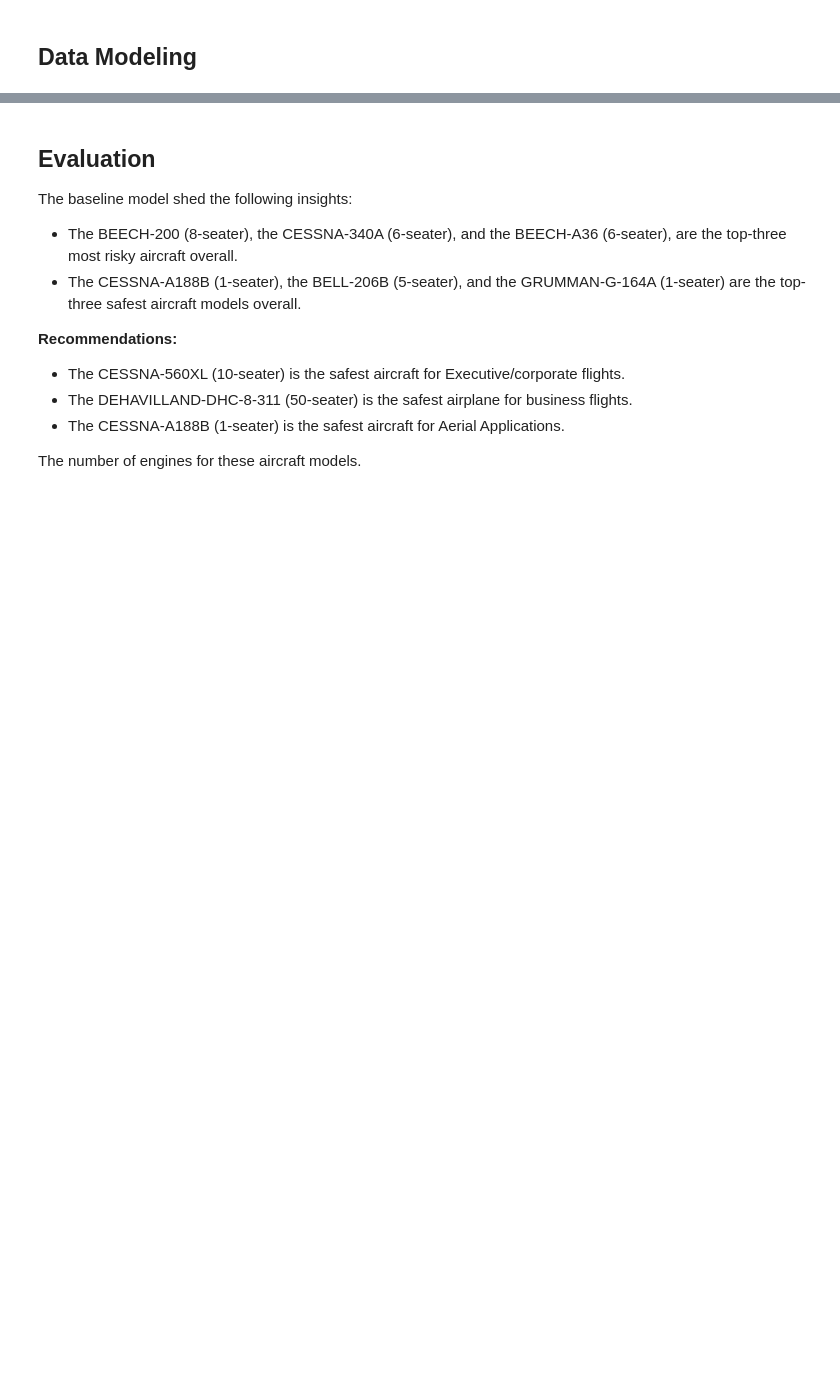
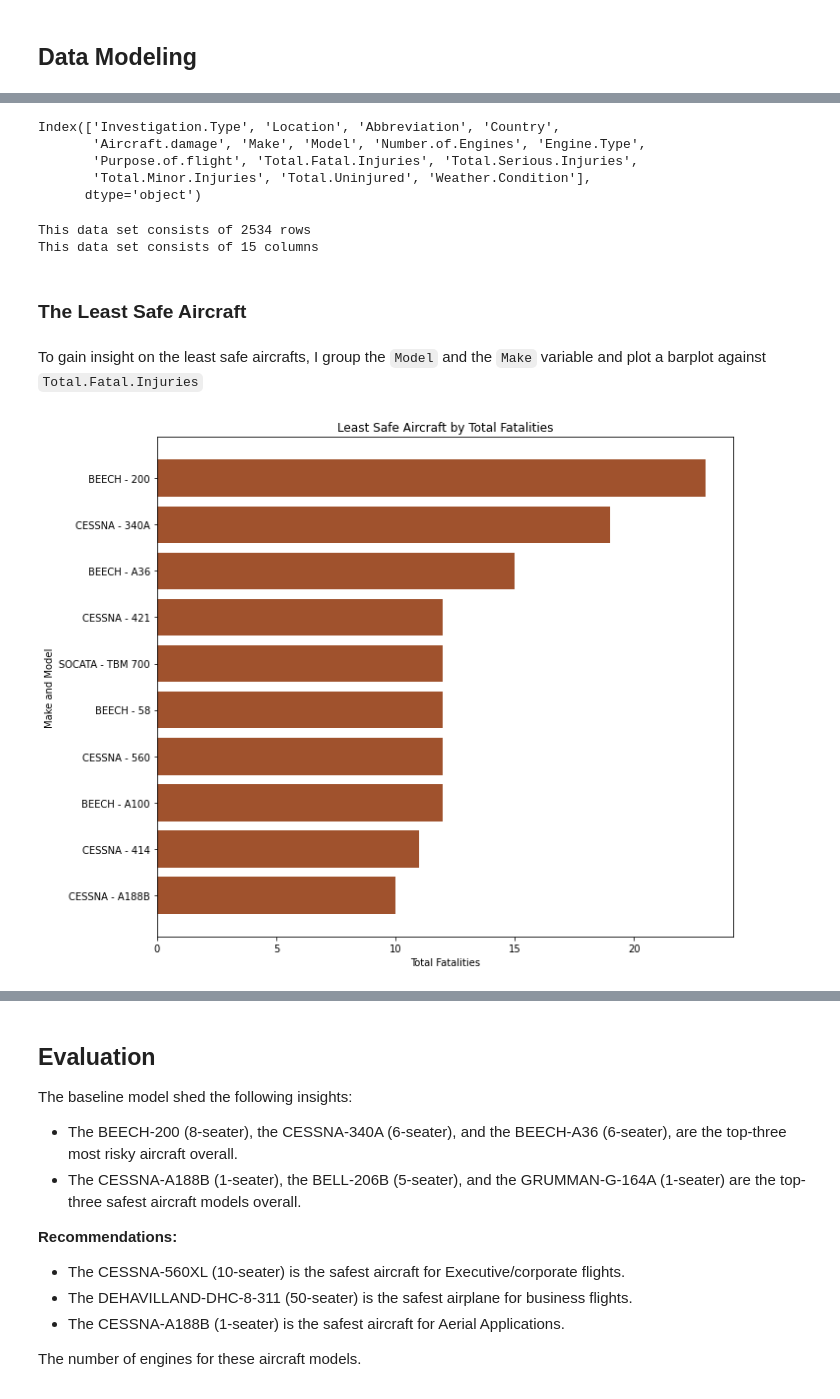
Before and after one commit to mwakad/Data-Driven-Decision-Support-for-Aircraft-Procurement, a Jupyter notebook: index.ipynb, the cells around one changed output, grey strips where cells are left out. Cells and saved outputs as stored; diff of their text form; code cells hidden in the pictures; blank space fills up the shorter version.

```diff
--- a/index.ipynb
+++ b/index.ipynb
@@ -85,0 +542,46 @@ Plots generated successfully!
+# %%
+# Examine the columns of the df_clean DataFrame
+df_clean.columns
+# %% [output]
+Index(['Investigation.Type', 'Location', 'Abbreviation', 'Country',
+       'Aircraft.damage', 'Make', 'Model', 'Number.of.Engines', 'Engine.Type',
+       'Purpose.of.flight', 'Total.Fatal.Injuries', 'Total.Serious.Injuries',
+       'Total.Minor.Injuries', 'Total.Uninjured', 'Weather.Condition'],
+      dtype='object')
+# %%
+# Print the shape of df_clean
+df_clean.shape
+print(f"This data set consists of {df.shape[0]} rows")
+print(f"This data set consists of {df.shape[1]} columns")
+# %% [output]
+This data set consists of 2534 rows
+This data set consists of 15 columns
+# %% [markdown]
+### The Least Safe Aircraft
+# %% [markdown]
+To gain insight on the least safe aircrafts, I group the `Model` and the `Make` variable and plot a barplot against `Total.Fatal.Injuries`
+# %%
+# Group by 'Make' and 'Model', and sum 'Total.Fatal.Injuries'
+Fatality_by_make_model = df_clean.groupby(['Make', 'Model'])['Total.Fatal.Injuries'].sum().sort_values(ascending=False).head(10)
+
+# Create a list of the Make and Model labels for the y-axis
+make_model_labels = [f"{make} - {model}" for make, model in Fatality_by_make_model.index]
+
+# Create a horizontal bar plot using Matplotlib
+fig, ax = plt.subplots(figsize=(10, 8))
+
+# Reverse the order in which bars are plotted to descending
+ax.barh(make_model_labels [::-1], Fatality_by_make_model.values [::-1], color='sienna')
+
+# Set and customize the plot's Title, X and Y labels
+ax.set_title('Least Safe Aircraft by Total Fatalities')
+ax.set_xlabel('Total Fatalities')
+ax.set_ylabel('Make and Model')
+
+fig.tight_layout()
+
+# Save the plot to the image folder
+plt.savefig("./images/least-safe-aircraft.png", dpi=300, facecolor='white')
+plt.show()
+# %% [output]
+[figure, added]
```
Also changed, not shown: parts of 78 cells of this notebook, 3 other files.
